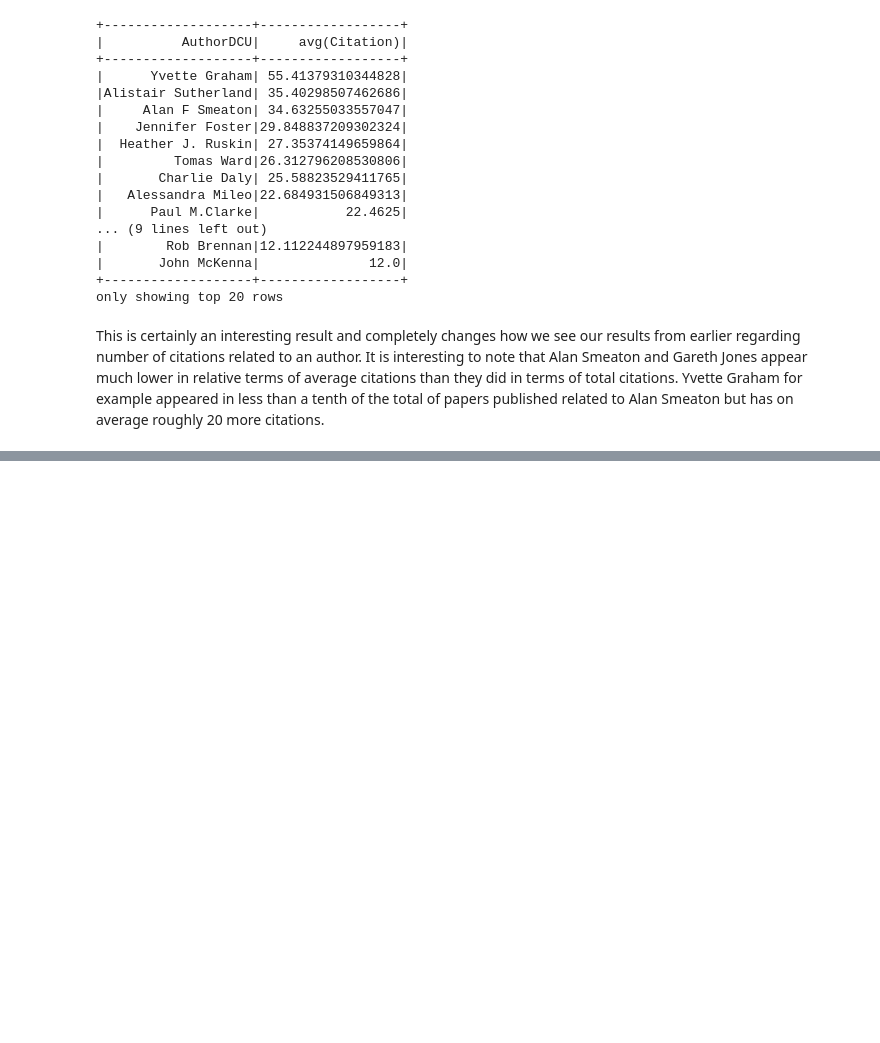
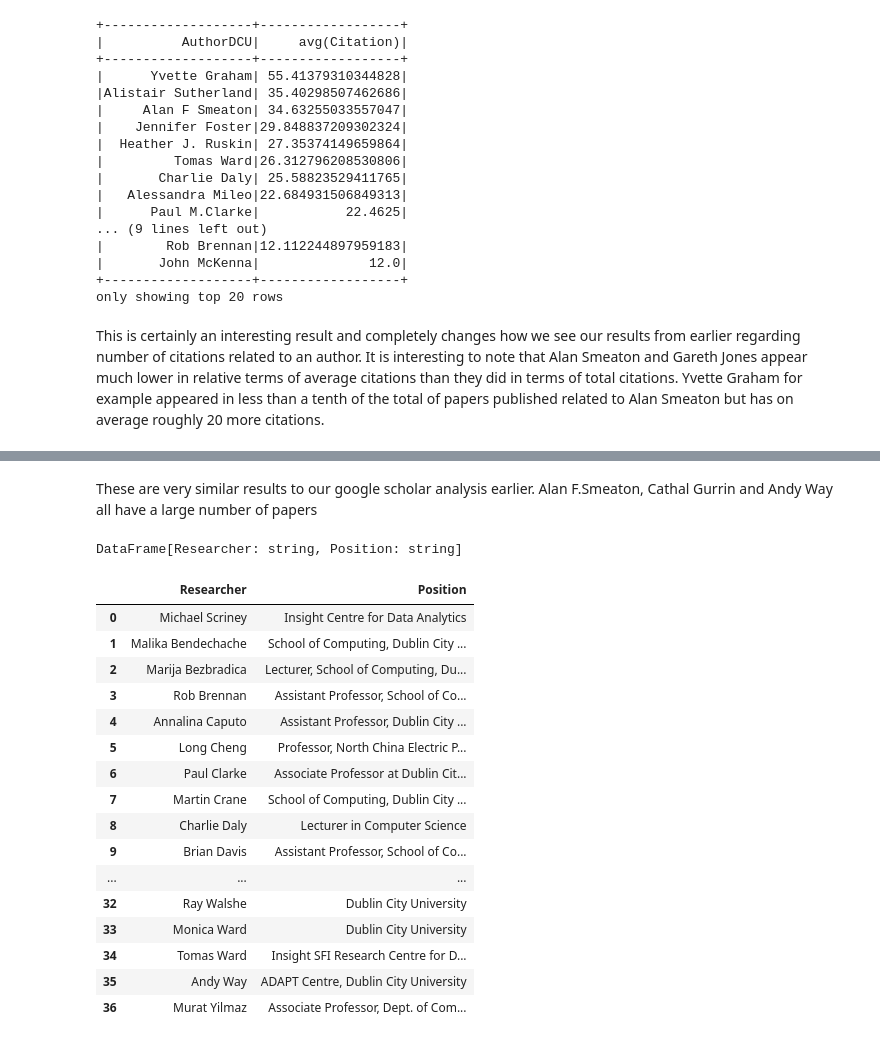
Before and after one commit to reidya3/CitationGraphAnalysis, a Jupyter notebook: scrape-processing-cleaning.ipynb, the cells around one changed output, grey strips where cells are left out. Saved outputs shown, nothing was run; the diff lists cells and outputs as text; code cells hidden in the pictures; blank space fills up the shorter version.

```diff
--- a/scrape-processing-cleaning.ipynb
+++ b/scrape-processing-cleaning.ipynb
@@ -434,0 +521,26 @@ df_doras.toPandas()
+# %% [markdown]
+These are very similar results to our google scholar analysis earlier. Alan F.Smeaton, Cathal Gurrin and Andy Way all have a large number of papers
+# %%
+df_dcu
+# %% [output]
+DataFrame[Researcher: string, Position: string]
+# %%
+df_dcu.toPandas()
+# %% [output]
+|  | Researcher | Position |
+| 0 | Michael Scriney | Insight Centre for Data Analytics |
+| 1 | Malika Bendechache | School of Computing, Dublin City ... |
+| 2 | Marija Bezbradica | Lecturer, School of Computing, Du... |
+| 3 | Rob Brennan | Assistant Professor, School of Co... |
+| 4 | Annalina Caputo | Assistant Professor, Dublin City ... |
+| 5 | Long Cheng | Professor, North China Electric P... |
+| 6 | Paul Clarke | Associate Professor at Dublin Cit... |
+| 7 | Martin Crane | School of Computing, Dublin City ... |
+| 8 | Charlie Daly | Lecturer in Computer Science |
+| 9 | Brian Davis | Assistant Professor, School of Co... |
+| ... | ... | ... |
+| 32 | Ray Walshe | Dublin City University |
+| 33 | Monica Ward | Dublin City University |
+| 34 | Tomas Ward | Insight SFI Research Centre for D... |
+| 35 | Andy Way | ADAPT Centre, Dublin City University |
+| 36 | Murat Yilmaz | Associate Professor, Dept. of Com... |
```
Also changed, not shown: parts of 18 cells of this notebook, 1 other file.
